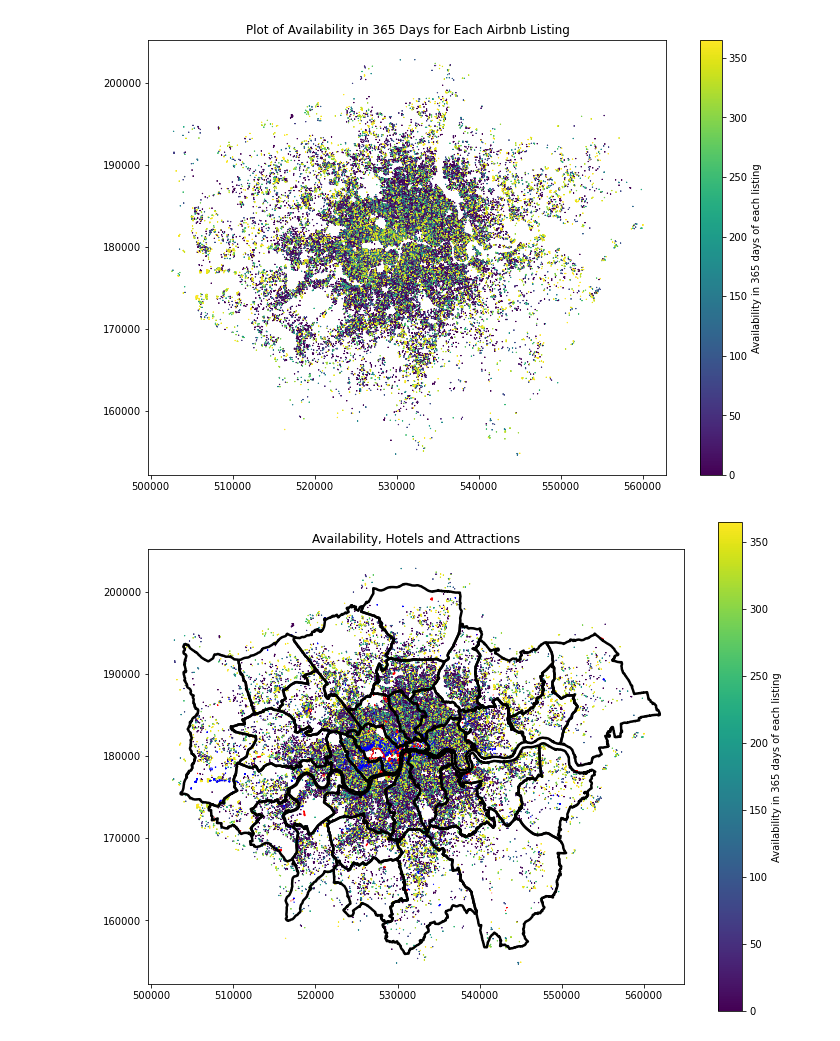
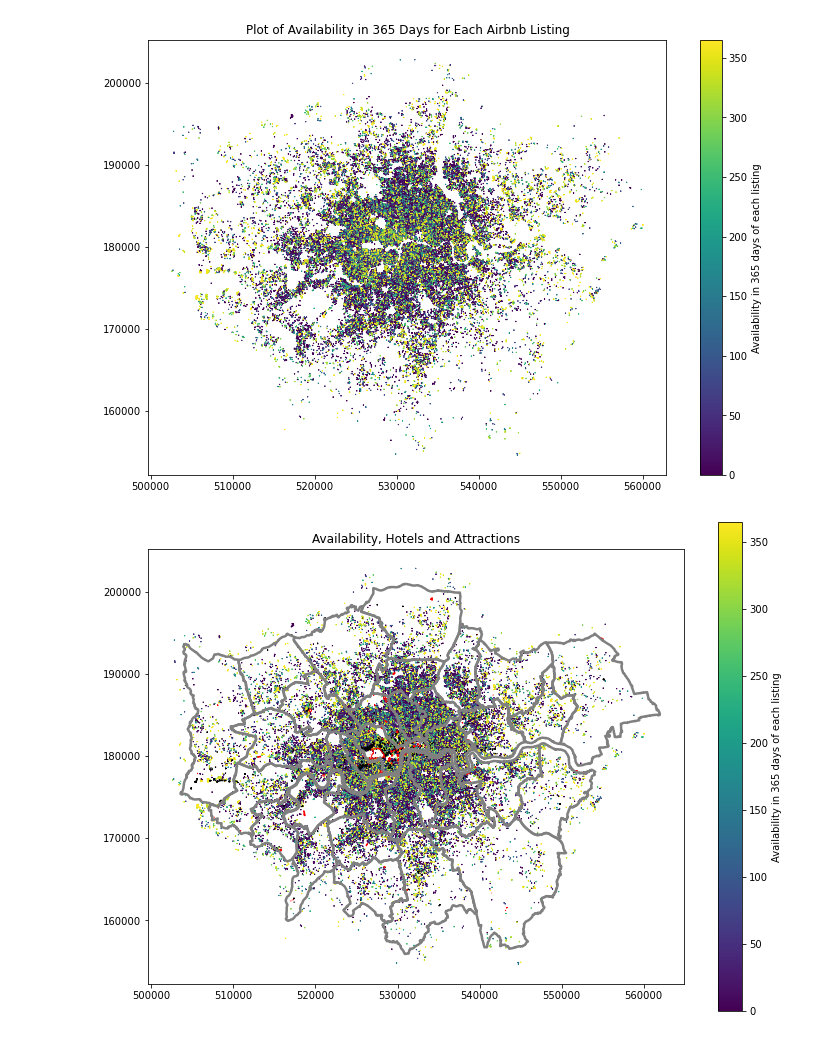
Before and after one commit to ucfnlui/FSDS-CW2-GAGAGAGA-, a Jupyter notebook: Reproducible Analysis/ReproAnalysis.ipynb, the cells around one changed output. Saved outputs shown, nothing was run; the diff lists cells and outputs as text; code cells hidden in the pictures.

```diff
--- a/Reproducible Analysis/ReproAnalysis.ipynb
+++ b/Reproducible Analysis/ReproAnalysis.ipynb
@@ -113,17 +110,17 @@ ax.set_title("Plot of Availability in 365 Days for Each Airbnb Listing");
 # %%
 #Put everything together to see if the availability is related to the location of hotels and attractions.
 #This part may also take around 2 minutes to run
 fig, ax = plt.subplots(1,1, figsize=(12,9))
 gdf.plot(marker='*', markersize=0.25,
          column='availability_365', cmap='viridis',
          legend=True, legend_kwds={'label':'Availability in 365 days of each listing'}, ax=ax)
-hotel.plot(edgecolor="blue", facecolor='none', ax=ax)
-attractions.plot(edgecolor="red", facecolor='none', ax=ax)
-london.plot(edgecolor="black", facecolor='none', linewidth=2.5, ax=ax)
+hotel.plot(edgecolor="black", facecolor='none',ax=ax)
+attractions.plot(edgecolor="red", facecolor='none',ax=ax)
+london.plot(edgecolor="grey", facecolor='none', linewidth=2.5, ax=ax)
 ax.set_title("Availability, Hotels and Attractions")
 plt.savefig('availability, hotels, and attractions.png', dpi=150)
 # %% [output]
-[figure, old version]
+[figure, new version]
 # %%
 ### ucfnply code:
 # %%
```
Also changed, not shown: parts of 2 cells of this notebook, 7 other files.
